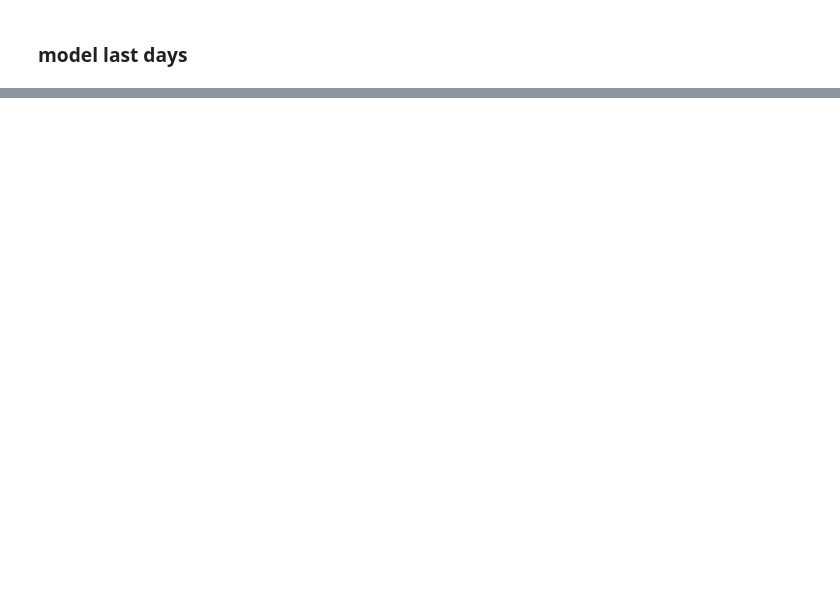
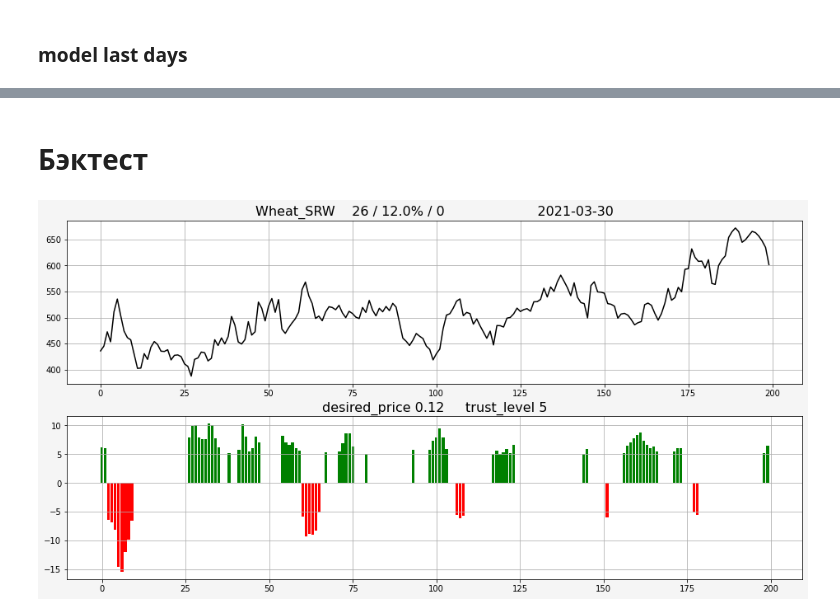
Before and after one commit to ForestTiger-GH/COTRA, a Jupyter notebook: COTRA v.6_Matrix Forecasting.ipynb, the cells around one changed output, grey strips where cells are left out. Saved outputs shown, nothing was run; the diff lists cells and outputs as text; code cells hidden in the pictures; blank space fills up the shorter version.

```diff
--- a/COTRA v.6_Matrix Forecasting.ipynb
+++ b/COTRA v.6_Matrix Forecasting.ipynb
@@ -469,0 +474,2 @@ clo.corr(clo.shift(number_future_weeks))
+# %% [markdown]
+# Бэктест
@@ -469,0 +483,47 @@ clo.corr(clo.shift(number_future_weeks))
+# %%
+desired_price = target_price_count
+trust_level = 5
+# %%
+bil_order_list = []
+for i in range(len(bil)):
+    if bil[i] >= trust_level:
+        bil_order_list.append(bil[i])
+    else:
+        bil_order_list.append(0)
+bis_order_list = []
+for i in range(len(bis)):
+    if bis[i] >= trust_level:
+        bis_order_list.append(-bis[i])
+    else:
+        bis_order_list.append(0)
+bin_order_list = []
+for i in range(len(bin)):
+    if bin[i] >= trust_level:
+        bin_order_list.append(bin[i])
+    elif bin[i] <= -trust_level:
+        bin_order_list.append(-bin[i])
+    else:
+        bin_order_list.append(0)
+# %%
+fig = plt.figure()
+ax_1 = fig.add_subplot(2, 1, 1)
+ax_1.grid()
+ax_2 = fig.add_subplot(2, 1, 2)
+ax_2.grid()
+
+fig.set(facecolor = 'whitesmoke')
+
+ax_1.set_title(prices.name+'    '+prices.descrip+'                      '+str(np.array(dates.iloc[-1:, 0:1].astype(object))[0][0])[:10], fontsize = 16)
+ax_2.set_title('desired_price '+str(desired_price)+'     '+'trust_level '+str(trust_level), fontsize = 16)
+# ax_1.plot(prices.close_price(), color='black')
+# ax_2.plot(order_list)
+
+ax_1.plot(close, color='black')
+ax_2.bar(xx, bil_order_list[len(bil_order_list)-last_days:len(bil_order_list)], color='green')
+ax_2.bar(xx, bis_order_list[len(bis_order_list)-last_days:len(bis_order_list)], color='red')
+
+fig.set_figwidth(16)
+fig.set_figheight(8)
+fig.show()
+# %% [output]
+[figure, added]
```
Also changed, not shown: parts of 12 cells of this notebook.
